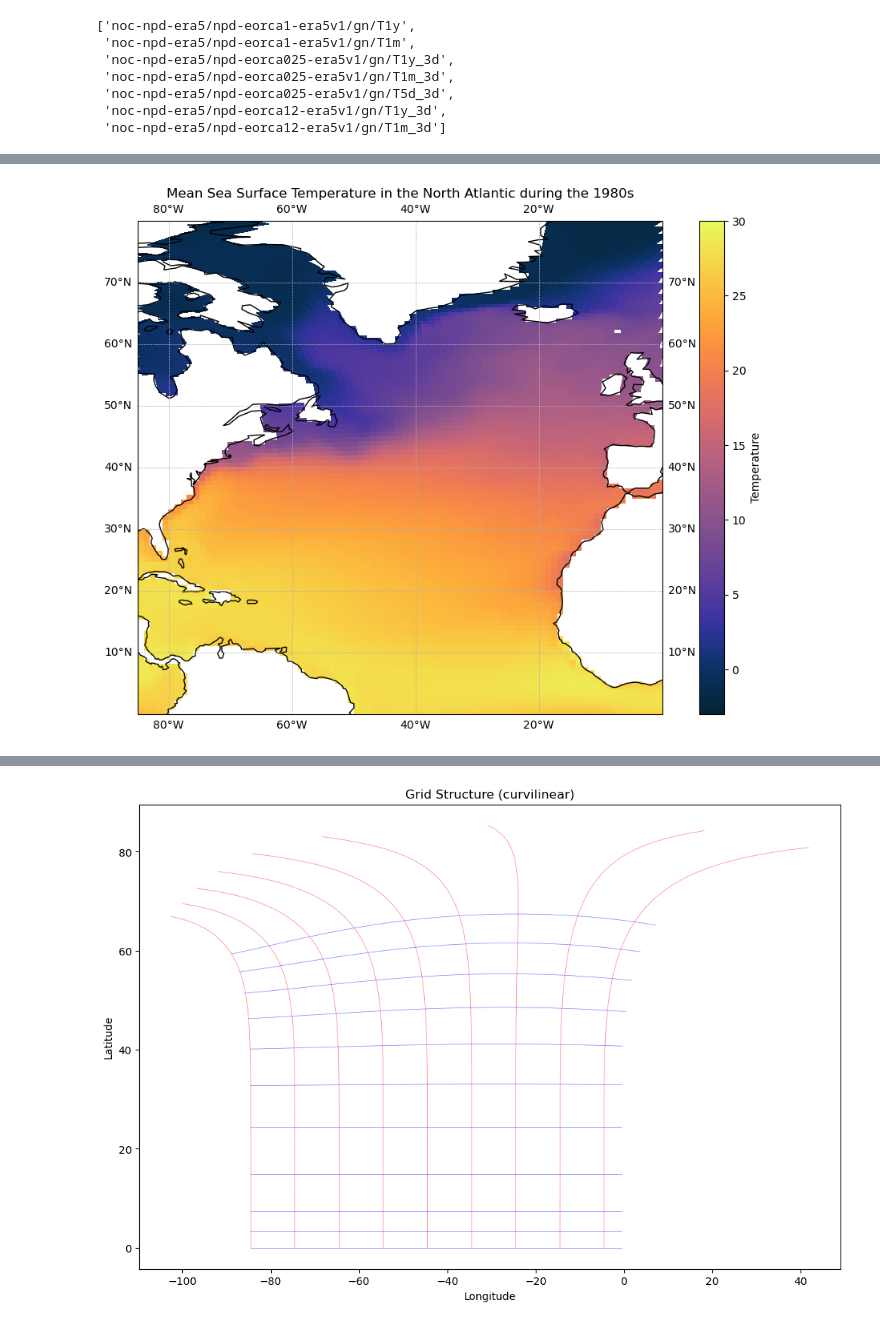
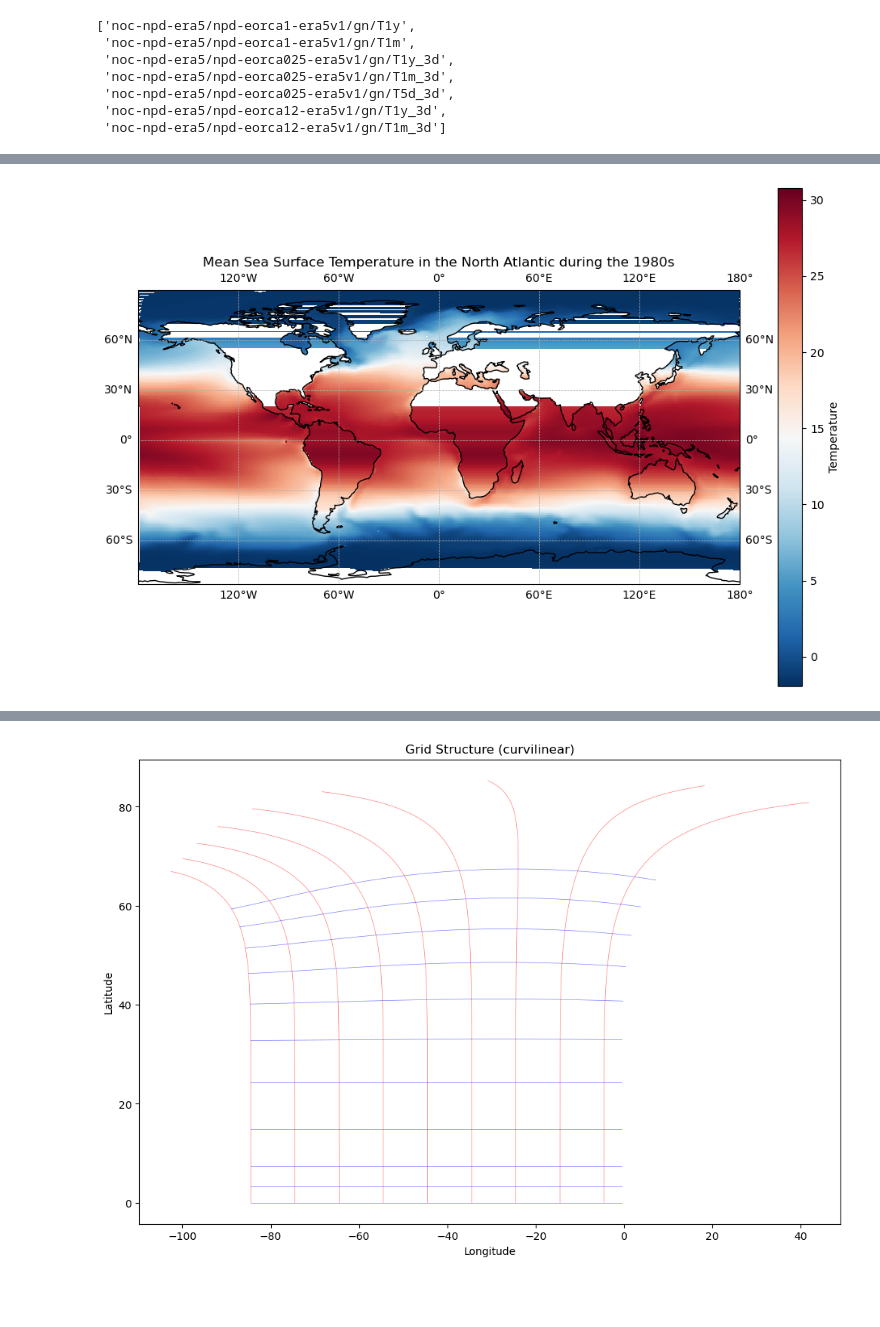
Before and after one commit to Tom-A-H/All-Code-, a Jupyter notebook: First Plots of NA - 1980s.ipynb, the cells around one changed output, grey strips where cells are left out. Cells and saved outputs as stored; diff of their text form; code cells hidden in the pictures; blank space fills up the shorter version.

```diff
--- a/First Plots of NA - 1980s.ipynb
+++ b/First Plots of NA - 1980s.ipynb
@@ -50,8 +50,7 @@ catalog.Items[0]
 # %%
-ds1 = catalog.open_dataset(id=catalog.Items[0].id,
-                          start_datetime='1980-01',
-                          end_datetime='1990-12',
-                           bbox = (-85.0, 0.0, 0.0, 80.0))
+ds1 = catalog.open_dataset(id=catalog.Items[1].id,
+                          start_datetime='1990-01',
+                          end_datetime='2024-12')
 
 ds1
 # %% [output]
@@ -89,16 +81,15 @@ ds2 = catalog.open_dataset(id=catalog.Items[0].id,
 # %%
 ## Plotting North Atlantic using cartopy
 
 fig, ax = plt.subplots(figsize=(12, 8), subplot_kw={'projection': ccrs.PlateCarree()})
 
-data = ds2['tos_con'].mean(dim='time_counter')
-im = ax.pcolormesh(ds2['nav_lon'],  ds2['nav_lat'], data, cmap=cmocean.cm.thermal, transform=ccrs.PlateCarree(), vmin = -3, vmax = 30)
-ax.set_extent([-85.0, 0.0, 0.0, 80.0], crs=ccrs.PlateCarree())
-ax.coastlines()
-ax.gridlines(draw_labels=True, linewidth=0.5, linestyle='--')
+data = ds1['tos_con'].mean(dim='time_counter')
+im = ax.pcolormesh(ds1['nav_lon'],  ds1['nav_lat'], data, cmap='RdBu_r', transform=ccrs.PlateCarree())
+cl = ax.coastlines()
+gl = ax.gridlines(draw_labels=True, linewidth=0.5, linestyle='--')
 ax.set_title('Mean Sea Surface Temperature in the North Atlantic during the 1980s')
 
 plt.colorbar(im, ax=ax, label='Temperature')
 plt.show()
 # %% [output]
-[figure, old version]
+[figure, new version]
```
Also changed, not shown: parts of 10 cells of this notebook, 23 other files.
